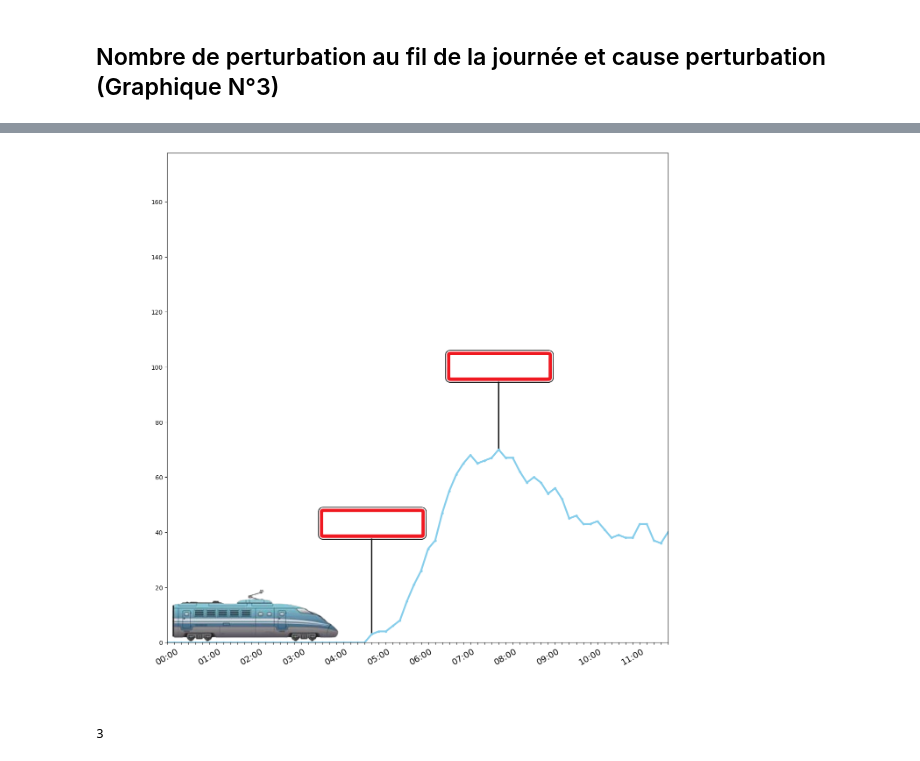
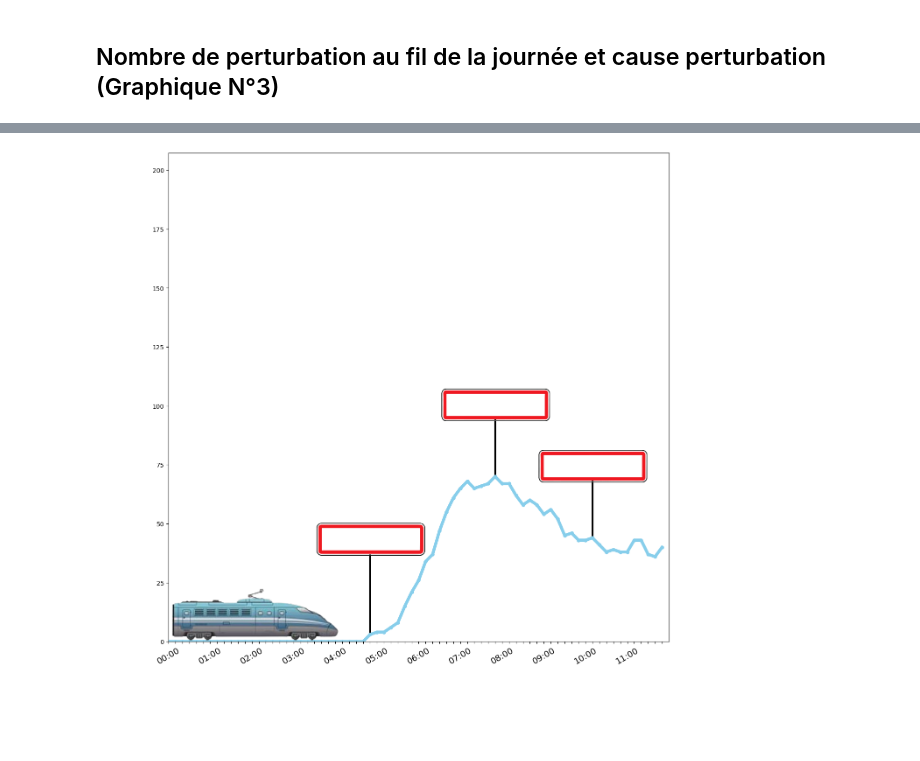
Before and after one commit to KylianSts/Perturbations_transport_public, a Jupyter notebook: TGV_TER_database_analysis.ipynb, the cells around one changed output, grey strips where cells are left out. Cells and saved outputs as stored; diff of their text form; code cells hidden in the pictures.

Commit message:
Ajout d'arrets et réorganisation du graph 3

```diff
--- a/TGV_TER_database_analysis.ipynb
+++ b/TGV_TER_database_analysis.ipynb
@@ -739,68 +755,63 @@ for time in ten_intervals:
 disrupiton_by_ten_1 = disrupiton_by_ten[:72]
 
 plt.figure(figsize=(12, 12))
-plt.plot(range(len(disrupiton_by_ten_1)), disrupiton_by_ten_1, c='skyblue', lw=3, marker='o', markersize=3)
-
+plt.plot(range(len(disrupiton_by_ten_1)), disrupiton_by_ten_1, c='skyblue', lw=5, marker='o', markersize=5)
 plt.xticks(range(len(disrupiton_by_ten_1)), hours_intervals_name[:72], rotation=30, fontsize=14)
-
-plt.gca().set_facecolor('white')
 plt.tight_layout()
 
-plt.xlim(0, len(disrupiton_by_ten_1)-1)
-max_y_value = max(disrupiton_by_ten)*1.2
+#xlim et ylim
+plt.xlim(0, len(disrupiton_by_ten_1))
+max_y_value = max(disrupiton_by_ten)*1.4
 plt.ylim(0, max_y_value)
 
+
+# Image du train
 img = mpimg.imread('Data/train_wb.png')
 imagebox = OffsetImage(img, zoom=0.8)
-ab = AnnotationBbox(imagebox, (13.5, 12), frameon=False)
+ab = AnnotationBbox(imagebox, (13.5, 14), frameon=False)
 plt.gca().add_artist(ab)
 
 
 # Point de départ
 start_value = [x for x in disrupiton_by_ten_1 if x != 0][0]
 start_index = disrupiton_by_ten_1.index(start_value)
 
-img_arrets = mpimg.imread('Data/arrets_wb.png')
-imagebox_arrets = OffsetImage(img_arrets, zoom=0.2)
-
-y_offset = start_value + 40
-ab_arrets = AnnotationBbox(imagebox_arrets, (start_index, y_offset), frameon=False)
-plt.gca().add_artist(ab_arrets)
-
-xyA = (start_index, y_offset-5)
-xyB = (start_index, start_value)
-
-con = ConnectionPatch(xyA=xyA, xyB=xyB, coordsA="data", coordsB="data",lw=2, mutation_scale=10)
-
-plt.gca().add_artist(con)
-
+# Premier arret
 max_value = max(disrupiton_by_ten_1)
 max_index = disrupiton_by_ten_1.index(max_value)
+
+
+# Deuxieme arret
+max_value_2 = max(disrupiton_by_ten_1[max_index+12:])
+max_index_2 = disrupiton_by_ten_1.index(max_value_2)
+
+
+list_value = [start_value, max_value,max_value_2]
+list_index = [start_index, max_index,max_index_2]
+
 
 img_arrets = mpimg.imread('Data/arrets_wb.png')
 imagebox_arrets = OffsetImage(img_arrets, zoom=0.2)
 
+for i in range(len(list_value)):
 
-# Premier arret
-y_offset = max_value + 30
-ab_arrets = AnnotationBbox(imagebox_arrets, (max_index, y_offset), frameon=False)
-plt.gca().add_artist(ab_arrets)
+    if i == 0 :
+        y_offset = list_value[i] + 40
+    else :
+        y_offset = list_value[i] + 30
 
-xyA = (max_index, y_offset-5)
-xyB = (max_index, max_value)
+    ab_arrets = AnnotationBbox(imagebox_arrets, (list_index[i], y_offset), frameon=False)
+    plt.gca().add_artist(ab_arrets)
 
-con = ConnectionPatch(xyA=xyA, xyB=xyB, coordsA="data", coordsB="data",lw=2, mutation_scale=10)
+    xyA = (list_index[i], y_offset-5)
+    xyB = (list_index[i], list_value[i])
 
-plt.gca().add_artist(con)
+    con = ConnectionPatch(xyA=xyA, xyB=xyB, coordsA="data", coordsB="data",lw=3, mutation_scale=10)
+
+    plt.gca().add_artist(con)
 
 
 plt.savefig("Perturbation_journée_part1.png", dpi=300)
 plt.show()
 # %% [output]
-[figure, old version]
+[figure, new version]
-# %%
-start_value = [x for x in disrupiton_by_ten_1 if x != 0][0]
-start_index = disrupiton_by_ten_1.index(start_value)
-start_value
-# %% [output]
-3
```
Also changed, not shown: parts of 8 cells of this notebook.
